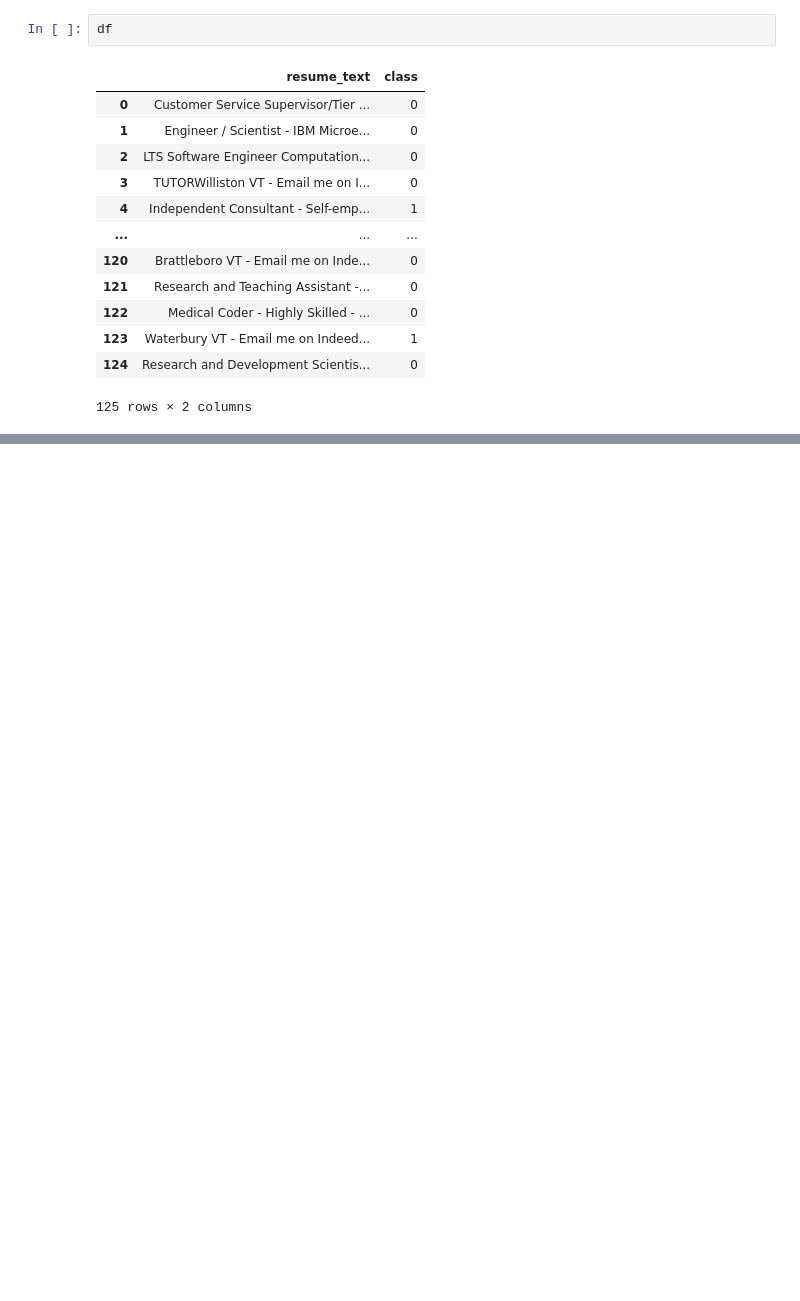
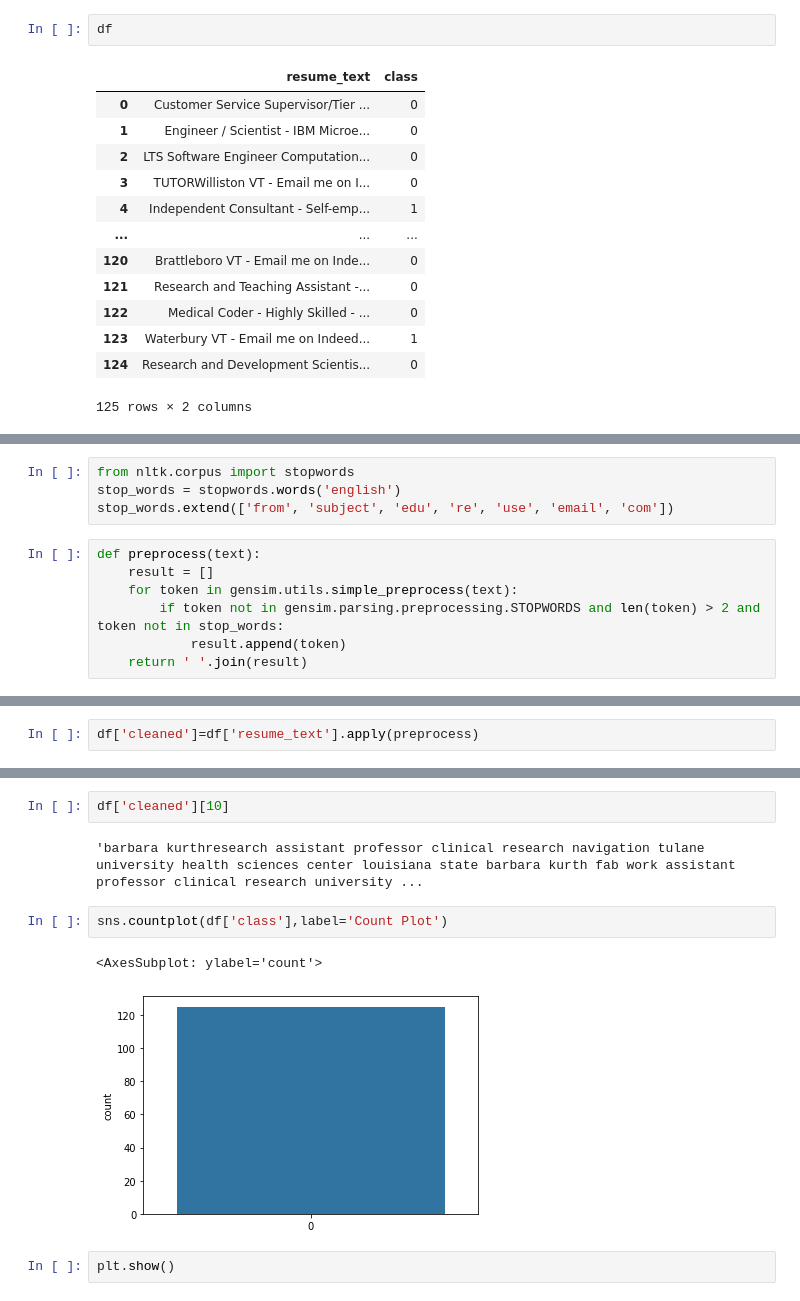
Before and after one commit to geethika1129/Resume-Selection, a Jupyter notebook: selection.ipynb, the cells around one changed output, grey strips where cells are left out. Saved outputs shown, nothing was run; the diff lists cells and outputs as text; blank space fills up the shorter version.

```diff
--- a/selection.ipynb
+++ b/selection.ipynb
@@ -117,0 +129,11 @@ df
+# %%
+from nltk.corpus import stopwords
+stop_words = stopwords.words('english')
+stop_words.extend(['from', 'subject', 'edu', 're', 'use', 'email', 'com'])
+# %%
+def preprocess(text):
+    result = []
+    for token in gensim.utils.simple_preprocess(text):
+        if token not in gensim.parsing.preprocessing.STOPWORDS and len(token) > 2 and token not in stop_words:
+            result.append(token)
+    return ' '.join(result)
@@ -117,0 +156,2 @@ df
+# %%
+df['cleaned']=df['resume_text'].apply(preprocess)
@@ -117,0 +174,11 @@ df
+# %%
+df['cleaned'][10]
+# %% [output]
+'barbara kurthresearch assistant professor clinical research navigation tulane university health sciences center louisiana state barbara kurth fab work assistant professor clinical research university ...
+# %%
+sns.countplot(df['class'],label='Count Plot')
+# %% [output]
+<AxesSubplot: ylabel='count'>
+[figure, added]
+# %%
+plt.show()
```
Also changed, not shown: parts of 5 cells of this notebook.
